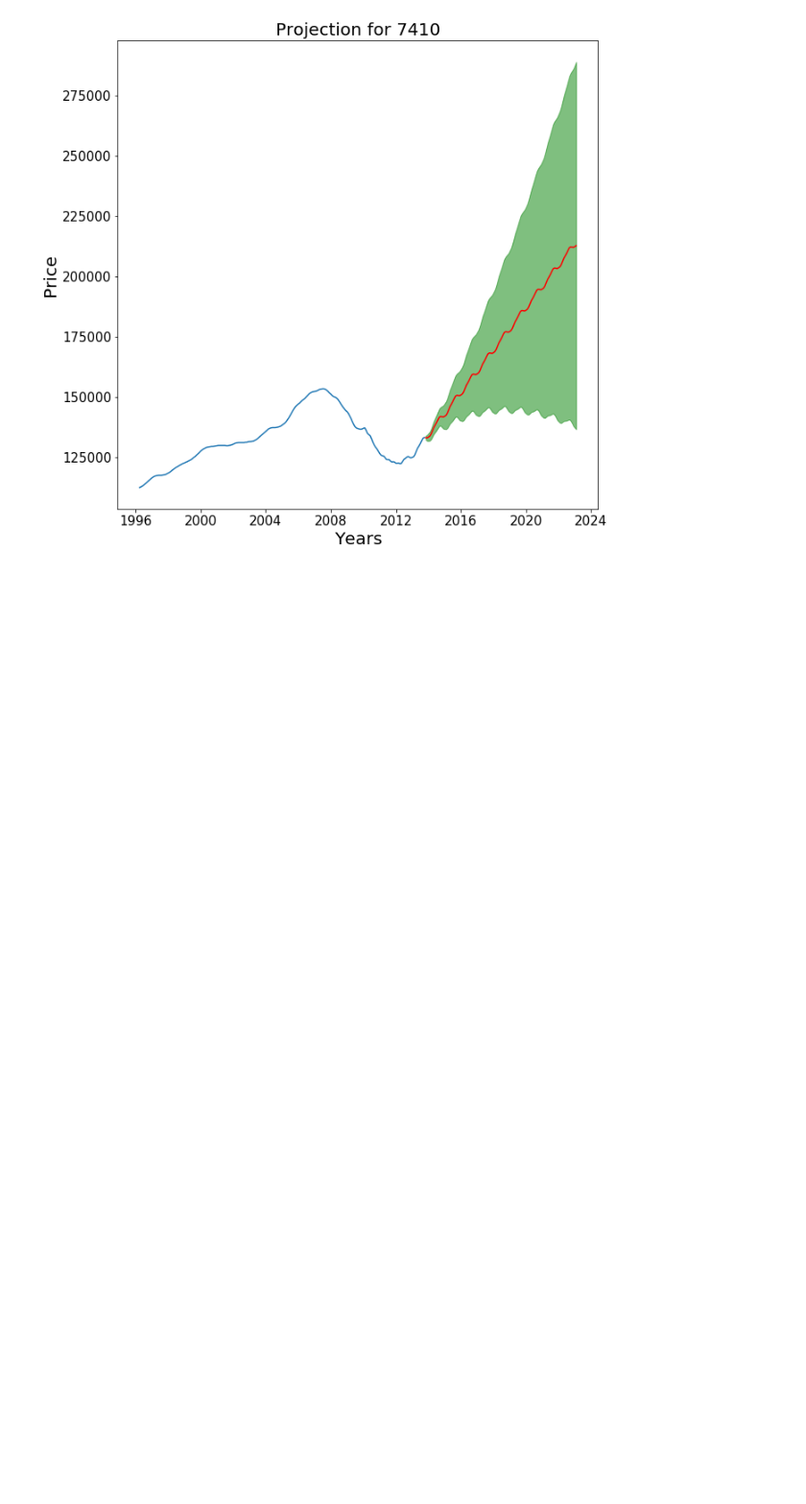
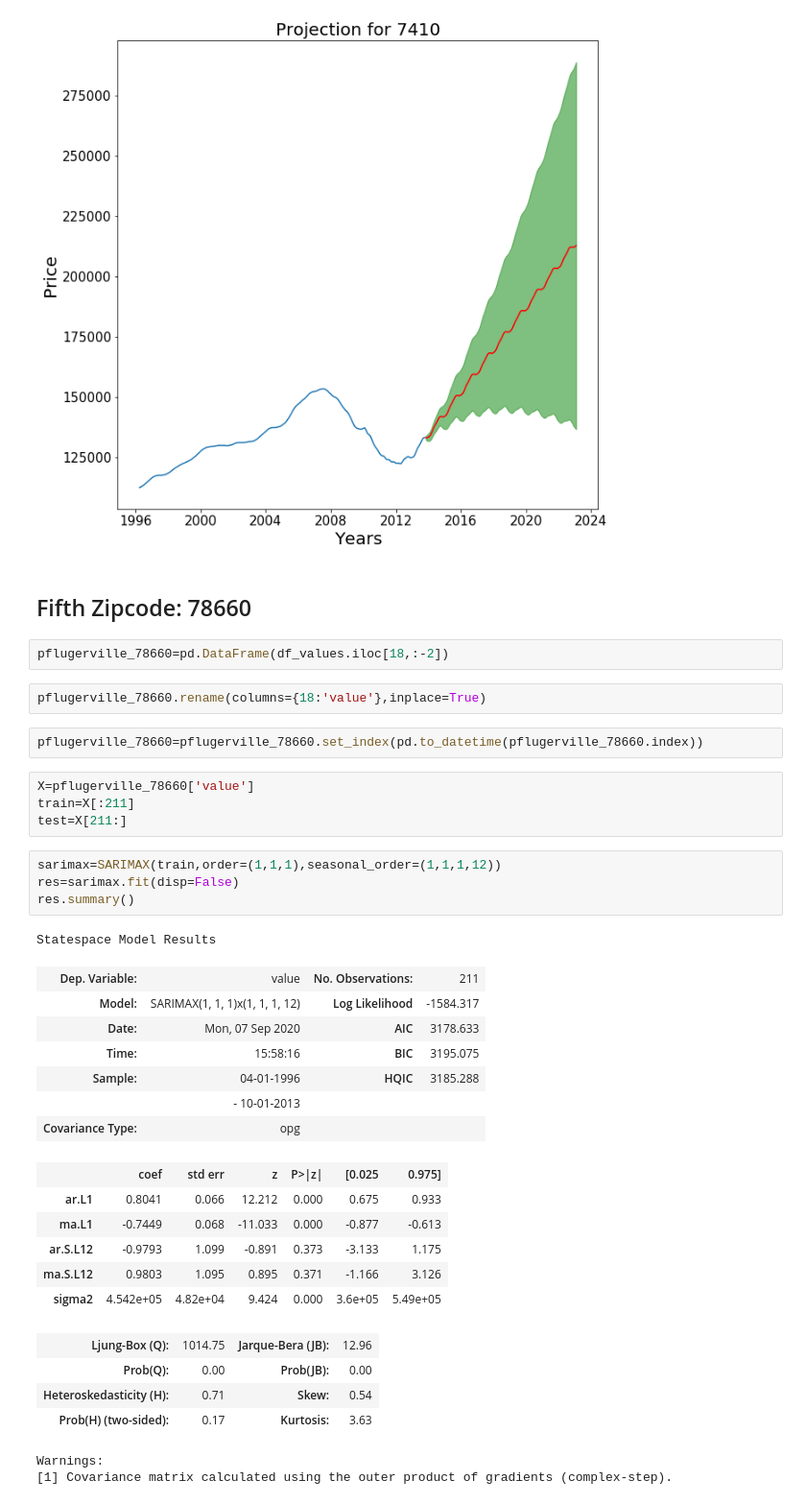
Before and after one commit to LeDorean/zillow_project_review, a Jupyter notebook: notebooks/Untitled.ipynb, the cells around one changed output. Shown: that part at 96% size. Saved outputs shown, nothing was run; the diff lists cells and outputs as text; blank space fills up the shorter version.

Commit message:
fifth zipcode done

```diff
--- a/notebooks/Untitled.ipynb
+++ b/notebooks/Untitled.ipynb
@@ -405,3 +402,40 @@ plt.fill_between(pred_conf.index,
 # %% [output]
 <matplotlib.collections.PolyCollection at 0x...>
 [figure]
+# %% [markdown]
+## Fifth Zipcode: 78660
+# %%
+pflugerville_78660=pd.DataFrame(df_values.iloc[18,:-2])
+# %%
+pflugerville_78660.rename(columns={18:'value'},inplace=True)
+# %%
+pflugerville_78660=pflugerville_78660.set_index(pd.to_datetime(pflugerville_78660.index))
+# %%
+X=pflugerville_78660['value']
+train=X[:211]
+test=X[211:]
+# %%
+sarimax=SARIMAX(train,order=(1,1,1),seasonal_order=(1,1,1,12))
+res=sarimax.fit(disp=False)
+res.summary()
+# %% [output]
+Statespace Model Results
+| Dep. Variable: | value | No. Observations: | 211 |
+| Model: | SARIMAX(1, 1, 1)x(1, 1, 1, 12) | Log Likelihood | -1584.317 |
+| Date: | Mon, 07 Sep 2020 | AIC | 3178.633 |
+| Time: | 15:58:16 | BIC | 3195.075 |
+| Sample: | 04-01-1996 | HQIC | 3185.288 |
+|  | - 10-01-2013 |  |  |
+| Covariance Type: | opg |  |  |
+|  | coef | std err | z | P>|z| | [0.025 | 0.975] |
+| ar.L1 | 0.8041 | 0.066 | 12.212 | 0.000 | 0.675 | 0.933 |
+| ma.L1 | -0.7449 | 0.068 | -11.033 | 0.000 | -0.877 | -0.613 |
+| ar.S.L12 | -0.9793 | 1.099 | -0.891 | 0.373 | -3.133 | 1.175 |
+| ma.S.L12 | 0.9803 | 1.095 | 0.895 | 0.371 | -1.166 | 3.126 |
+| sigma2 | 4.542e+05 | 4.82e+04 | 9.424 | 0.000 | 3.6e+05 | 5.49e+05 |
+| Ljung-Box (Q): | 1014.75 | Jarque-Bera (JB): | 12.96 |
+| Prob(Q): | 0.00 | Prob(JB): | 0.00 |
+| Heteroskedasticity (H): | 0.71 | Skew: | 0.54 |
+| Prob(H) (two-sided): | 0.17 | Kurtosis: | 3.63 |
+Warnings:
+[1] Covariance matrix calculated using the outer product of gradients (complex-step).
```
Also changed, not shown: parts of 8 cells of this notebook.
